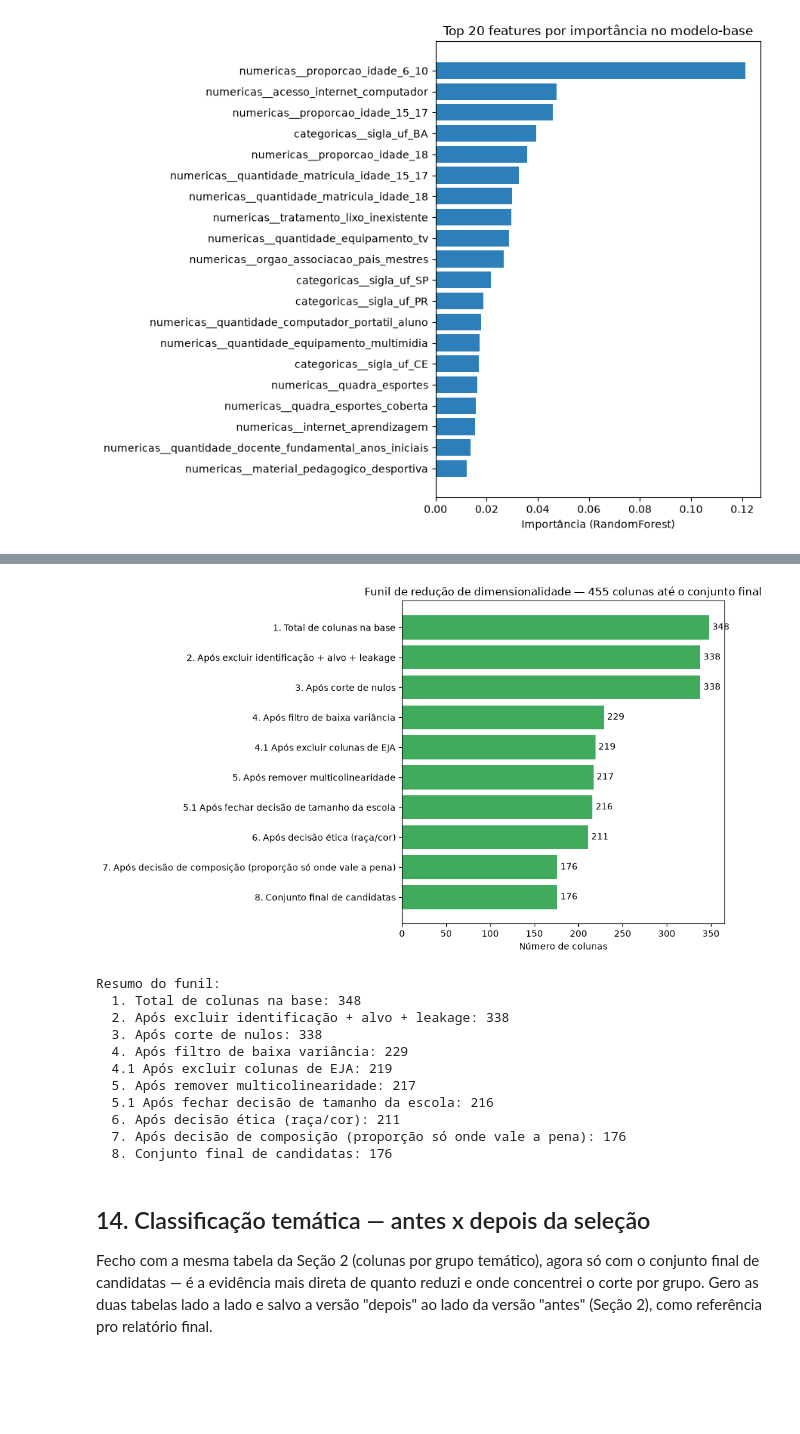
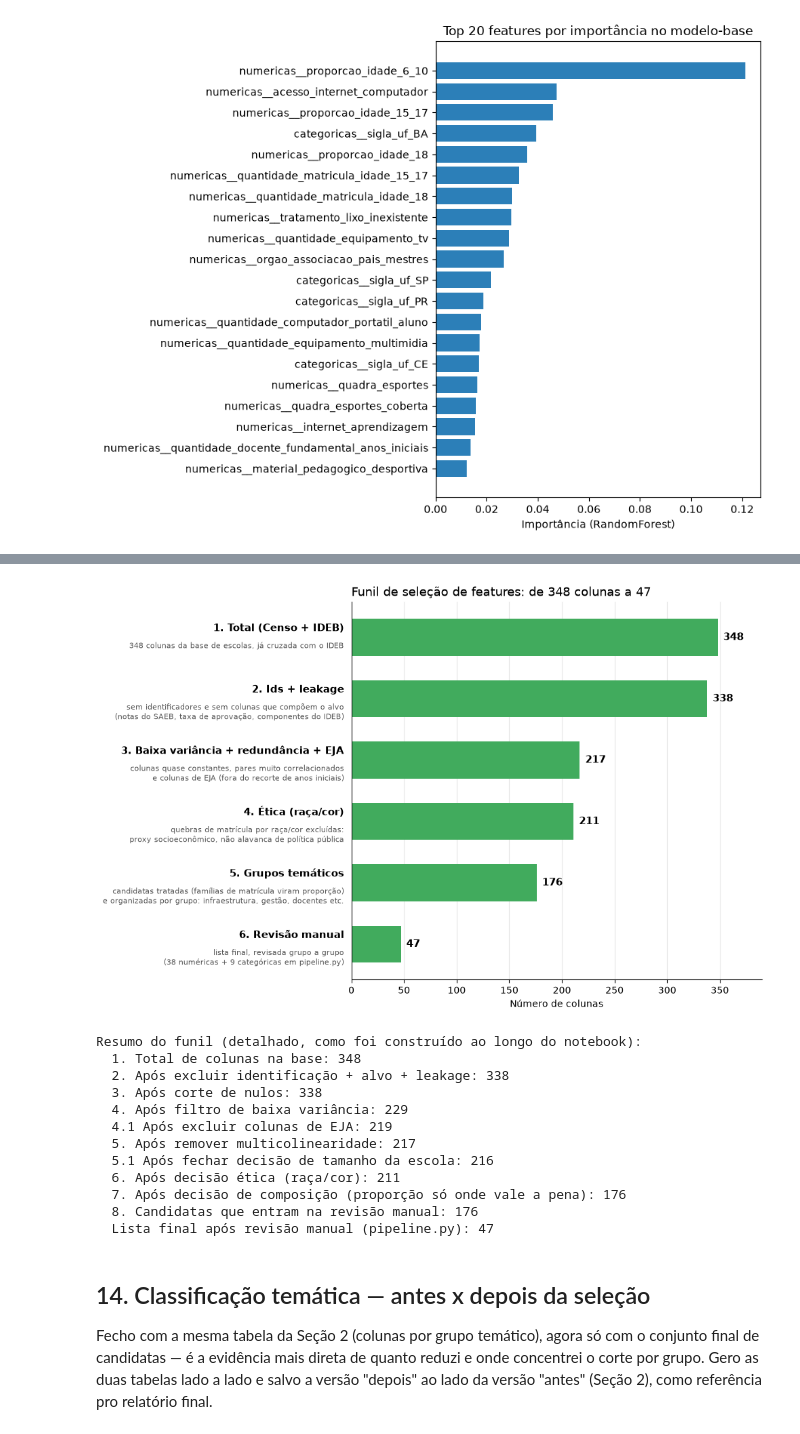
Before and after one commit to wesleycsousa/ai-scientist-tech-challenge-3-modeling, a Jupyter notebook: notebooks/eda/08_selecao_features_escola.ipynb, the cells around one changed output, grey strips where cells are left out. Cells and saved outputs as stored; diff of their text form; code cells hidden in the pictures; blank space fills up the shorter version.

Commit message:
revisao final dos notebooks, do log de decisoes e do pre-processamento

```diff
--- a/notebooks/eda/08_selecao_features_escola.ipynb
+++ b/notebooks/eda/08_selecao_features_escola.ipynb
@@ -1210,25 +1218,68 @@ originais até o conjunto final de candidatas a feature.
 # %%
-funil_colunas["8. Conjunto final de candidatas"] = len(colunas_pos_proporcao)
+funil_colunas["8. Candidatas que entram na revisão manual"] = len(colunas_pos_proporcao)
 
-etapas = list(funil_colunas.keys())
-valores = list(funil_colunas.values())
+# Funil resumido: seis etapas, cada uma lendo o contador que já existe acima
+# (nenhum número fixo aqui). A lista final vem de src/preprocessing/pipeline.py
+# (revisão manual da Seção 14.1, registrada em
+# reports/referencias/selecao_features_revisado.csv, Achado 33).
+from src.preprocessing.pipeline import FEATURES_FINAIS
 
-plt.figure(figsize=(10, 6))
-barras = plt.barh(etapas, valores, color="#41ab5d")
-plt.xlabel("Número de colunas")
-plt.title("Funil de redução de dimensionalidade — 455 colunas até o conjunto final")
-plt.gca().invert_yaxis()
-for barra, valor in zip(barras, valores):
-    plt.text(valor + max(valores) * 0.01, barra.get_y() + barra.get_height() / 2, f"{valor}", va="center")
-plt.tight_layout()
+funil_resumido = [
+    # (título curto, descrição, quantidade)
+    ("1. Total (Censo + IDEB)",
+     "348 colunas da base de escolas, já cruzada com o IDEB",
+     funil_colunas["1. Total de colunas na base"]),
+    ("2. Ids + leakage",
+     "sem identificadores e sem colunas que compõem o alvo\n(notas do SAEB, taxa de aprovação, componentes do IDEB)",
+     funil_colunas["2. Após excluir identificação + alvo + leakage"]),
+    ("3. Baixa variância + redundância + EJA",
+     "colunas quase constantes, pares muito correlacionados\ne colunas de EJA (fora do recorte de anos iniciais)",
+     funil_colunas["5. Após remover multicolinearidade"]),
+    ("4. Ética (raça/cor)",
+     "quebras de matrícula por raça/cor excluídas:\nproxy socioeconômico, não alavanca de política pública",
+     funil_colunas["6. Após decisão ética (raça/cor)"]),
+    ("5. Grupos temáticos",
+     "candidatas tratadas (famílias de matrícula viram proporção)\ne organizadas por grupo: infraestrutura, gestão, docentes etc.",
+     funil_colunas["7. Após decisão de composição (proporção só onde vale a pena)"]),
+    ("6. Revisão manual",
+     "lista final, revisada grupo a grupo\n(38 numéricas + 9 categóricas em pipeline.py)",
+     len(FEATURES_FINAIS)),
+]
+
+titulos = [t for t, _, _ in funil_resumido]
+descricoes = [d for _, d, _ in funil_resumido]
+valores = [v for _, _, v in funil_resumido]
+
+fig, ax = plt.subplots(figsize=(11, 6.8))
+posicoes = list(range(len(valores)))
+barras = ax.barh(posicoes, valores, color="#41ab5d", height=0.6)
+ax.set_yticks([])
+ax.invert_yaxis()
+ax.set_xlabel("Número de colunas")
+ax.set_xlim(0, max(valores) * 1.12)
+ax.set_title("Funil de seleção de features: de 348 colunas a 47", fontsize=13, loc="left")
+# rótulo em duas camadas, à esquerda de cada barra: título curto (negrito)
+# e, logo abaixo, a descrição do que a etapa remove
+for pos, valor, titulo, desc in zip(posicoes, valores, titulos, descricoes):
+    ax.text(valor + max(valores) * 0.015, pos, f"{valor}", va="center", fontsize=11, fontweight="bold")
+    ax.text(-max(valores) * 0.02, pos - 0.06, titulo, ha="right", va="bottom", fontsize=11,
+            fontweight="bold", clip_on=False)
+    ax.text(-max(valores) * 0.02, pos + 0.06, desc, ha="right", va="top", fontsize=8.2,
+            color="#555555", linespacing=1.25, clip_on=False)
+for lado in ("top", "right"):
+    ax.spines[lado].set_visible(False)
+ax.grid(axis="x", color="#E6E6E6")
+ax.set_axisbelow(True)
+plt.subplots_adjust(left=0.42, right=0.97, top=0.92, bottom=0.1)
 plt.show()
 
-print("Resumo do funil:")
+print("Resumo do funil (detalhado, como foi construído ao longo do notebook):")
 for etapa, valor in funil_colunas.items():
     print(f"  {etapa}: {valor}")
+print(f"  Lista final após revisão manual (pipeline.py): {len(FEATURES_FINAIS)}")
 # %% [output]
-[figure, old version]
+[figure, new version]
-Resumo do funil:
+Resumo do funil (detalhado, como foi construído ao longo do notebook):
   1. Total de colunas na base: 348
   2. Após excluir identificação + alvo + leakage: 338
   3. Após corte de nulos: 338
@@ -1238,7 +1289,8 @@ Resumo do funil:
   5.1 Após fechar decisão de tamanho da escola: 216
   6. Após decisão ética (raça/cor): 211
   7. Após decisão de composição (proporção só onde vale a pena): 176
-  8. Conjunto final de candidatas: 176
+  8. Candidatas que entram na revisão manual: 176
+  Lista final após revisão manual (pipeline.py): 47
 # %% [markdown]
 ## 14. Classificação temática — antes x depois da seleção
 
```
Also changed, not shown: parts of 8 cells of this notebook, 13 other files.
